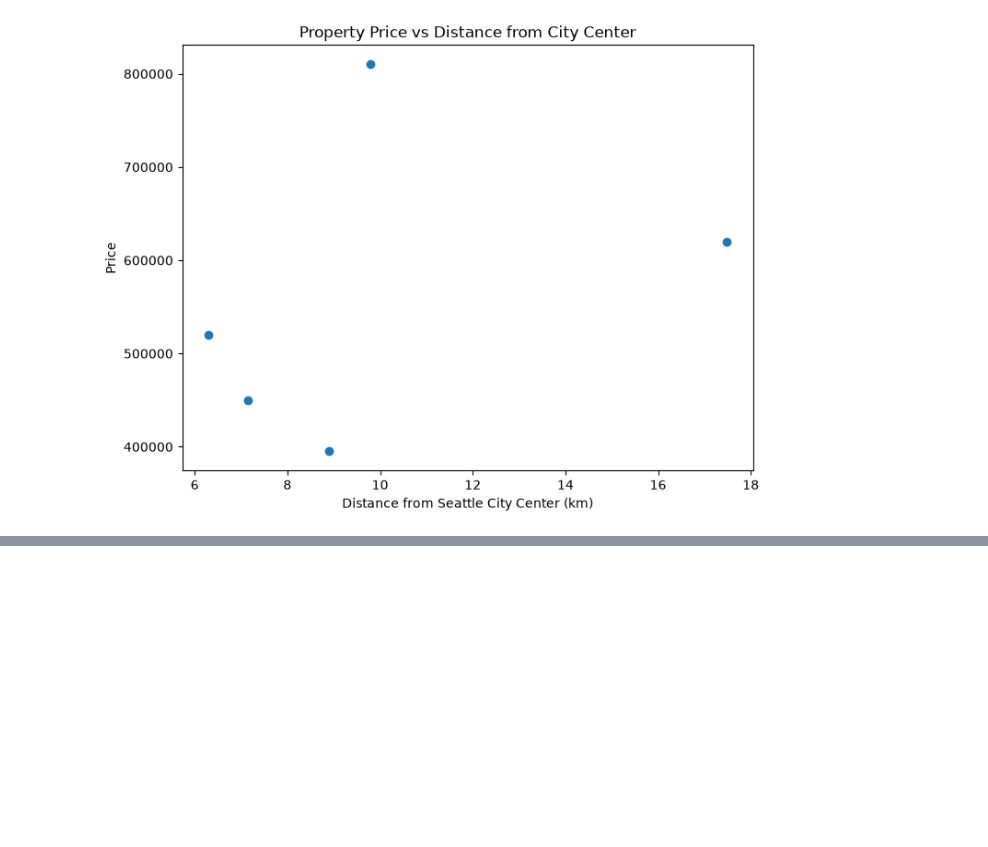
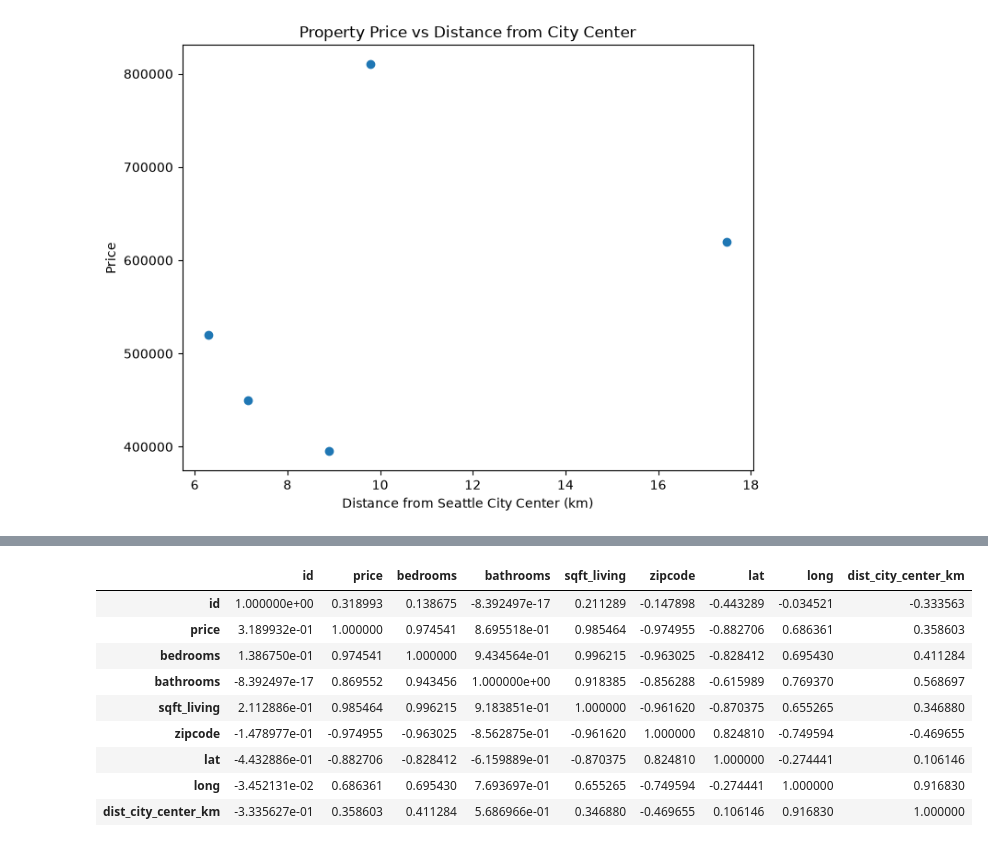
Before and after one commit to Hariharan0-h/GeoValNet, a Jupyter notebook: notebooks/feature_engineering.ipynb, the cells around one changed output, grey strips where cells are left out. Cells and saved outputs as stored; diff of their text form; code cells hidden in the pictures; blank space fills up the shorter version.

Commit message:
feat: analyze feature relationships using correlation analysis

```diff
--- a/notebooks/feature_engineering.ipynb
+++ b/notebooks/feature_engineering.ipynb
@@ -237,0 +251,15 @@ plt.show()
+# %%
+correlation = df.corr(numeric_only=True)
+
+correlation
+# %% [output]
+|  | id | price | bedrooms | bathrooms | sqft_living | zipcode | lat | long | dist_city_center_km |
+| id | 1.000000e+00 | 0.318993 | 0.138675 | -8.392497e-17 | 0.211289 | -0.147898 | -0.443289 | -0.034521 | -0.333563 |
+| price | 3.189932e-01 | 1.000000 | 0.974541 | 8.695518e-01 | 0.985464 | -0.974955 | -0.882706 | 0.686361 | 0.358603 |
+| bedrooms | 1.386750e-01 | 0.974541 | 1.000000 | 9.434564e-01 | 0.996215 | -0.963025 | -0.828412 | 0.695430 | 0.411284 |
+| bathrooms | -8.392497e-17 | 0.869552 | 0.943456 | 1.000000e+00 | 0.918385 | -0.856288 | -0.615989 | 0.769370 | 0.568697 |
+| sqft_living | 2.112886e-01 | 0.985464 | 0.996215 | 9.183851e-01 | 1.000000 | -0.961620 | -0.870375 | 0.655265 | 0.346880 |
+| zipcode | -1.478977e-01 | -0.974955 | -0.963025 | -8.562875e-01 | -0.961620 | 1.000000 | 0.824810 | -0.749594 | -0.469655 |
+| lat | -4.432886e-01 | -0.882706 | -0.828412 | -6.159889e-01 | -0.870375 | 0.824810 | 1.000000 | -0.274441 | 0.106146 |
+| long | -3.452131e-02 | 0.686361 | 0.695430 | 7.693697e-01 | 0.655265 | -0.749594 | -0.274441 | 1.000000 | 0.916830 |
+| dist_city_center_km | -3.335627e-01 | 0.358603 | 0.411284 | 5.686966e-01 | 0.346880 | -0.469655 | 0.106146 | 0.916830 | 1.000000 |
```
Also changed, not shown: parts of 3 cells of this notebook.
